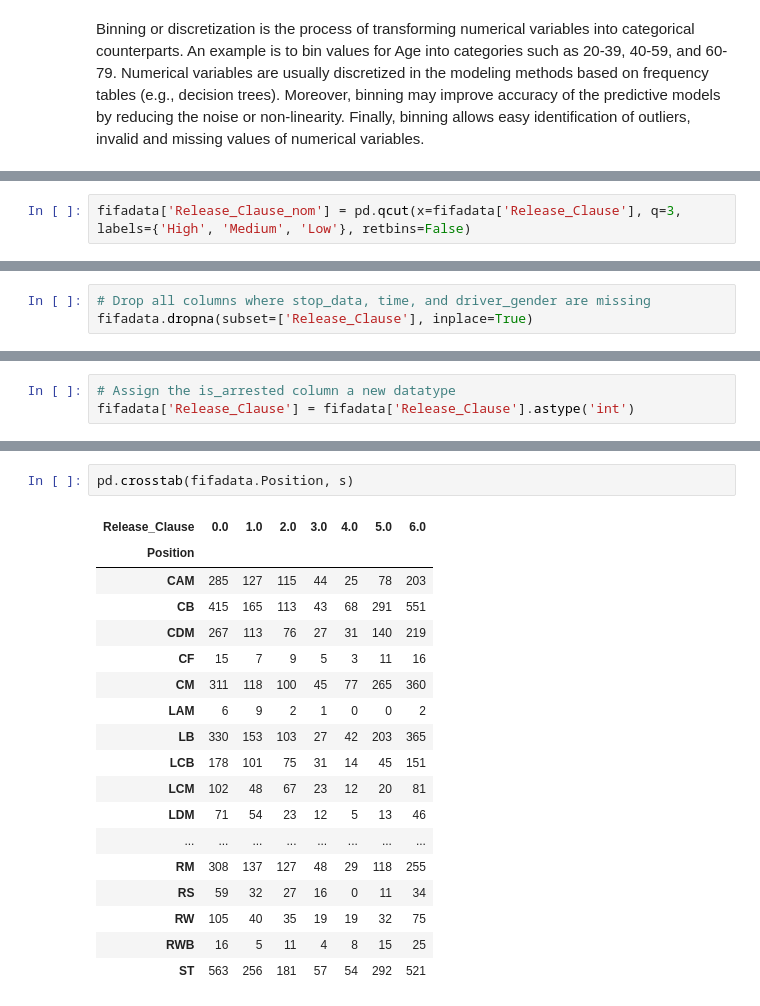
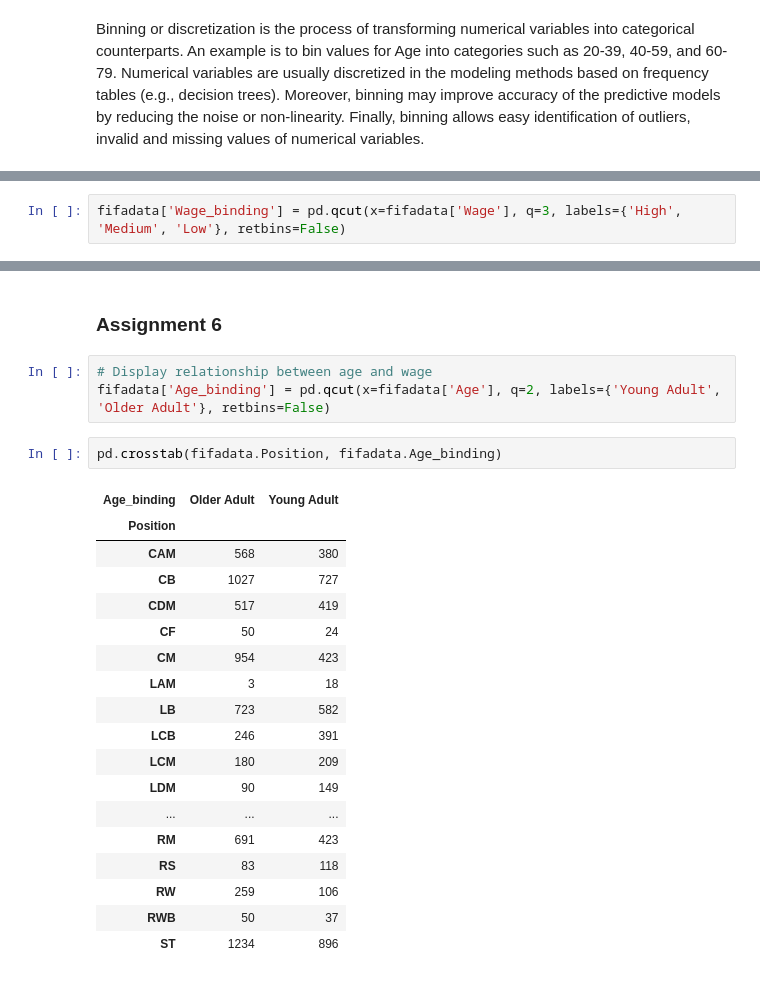
Before and after one commit to HamidBekamiri/EDA_GitHub, a Jupyter notebook: EDA_FIFA_2022.ipynb, the cells around one changed output, grey strips where cells are left out. Drawn from its saved outputs; the diff is of its cells as text.

```diff
--- a/EDA_FIFA_2022.ipynb
+++ b/EDA_FIFA_2022.ipynb
@@ -663,2 +804,2 @@ fifadata['Release_Clause'] = fifadata['Release_Clause'].astype('float')
 # %%
-fifadata['Release_Clause_nom'] = pd.qcut(x=fifadata['Release_Clause'], q=3, labels={'High', 'Medium', 'Low'}, retbins=False)
+fifadata['Wage_binding'] = pd.qcut(x=fifadata['Wage'], q=3, labels={'High', 'Medium', 'Low'}, retbins=False)
@@ -669,3 +813,0 @@ fifadata['Release_Clause'].isnull().sum()
-# %%
-# Drop all columns where stop_data, time, and driver_gender are missing
-fifadata.dropna(subset=['Release_Clause'], inplace=True)
@@ -676,3 +813,0 @@ fifadata['Release_Clause'].isnull().sum()
-# %%
-# Assign the is_arrested column a new datatype
-fifadata['Release_Clause'] = fifadata['Release_Clause'].astype('int')
@@ -721,22 +842,27 @@ pd.crosstab(fifadata.Position, fifadata.Release_Clause_nom)
+# %% [markdown]
+### Assignment 6
+# %%
+# Display relationship between age and wage
+fifadata['Age_binding'] = pd.qcut(x=fifadata['Age'], q=2, labels={'Young Adult', 'Older Adult'}, retbins=False)
 # %%
-pd.crosstab(fifadata.Position, s)
+pd.crosstab(fifadata.Position, fifadata.Age_binding)
 # %% [output]
-| Release_Clause | 0.0 | 1.0 | 2.0 | 3.0 | 4.0 | 5.0 | 6.0 |
-| Position |  |  |  |  |  |  |  |
-| CAM | 285 | 127 | 115 | 44 | 25 | 78 | 203 |
-| CB | 415 | 165 | 113 | 43 | 68 | 291 | 551 |
-| CDM | 267 | 113 | 76 | 27 | 31 | 140 | 219 |
-| CF | 15 | 7 | 9 | 5 | 3 | 11 | 16 |
-| CM | 311 | 118 | 100 | 45 | 77 | 265 | 360 |
-| LAM | 6 | 9 | 2 | 1 | 0 | 0 | 2 |
-| LB | 330 | 153 | 103 | 27 | 42 | 203 | 365 |
-| LCB | 178 | 101 | 75 | 31 | 14 | 45 | 151 |
-| LCM | 102 | 48 | 67 | 23 | 12 | 20 | 81 |
-| LDM | 71 | 54 | 23 | 12 | 5 | 13 | 46 |
-| ... | ... | ... | ... | ... | ... | ... | ... |
-| RM | 308 | 137 | 127 | 48 | 29 | 118 | 255 |
-| RS | 59 | 32 | 27 | 16 | 0 | 11 | 34 |
-| RW | 105 | 40 | 35 | 19 | 19 | 32 | 75 |
-| RWB | 16 | 5 | 11 | 4 | 8 | 15 | 25 |
-| ST | 563 | 256 | 181 | 57 | 54 | 292 | 521 |
+| Age_binding | Older Adult | Young Adult |
+| Position |  |  |
+| CAM | 568 | 380 |
+| CB | 1027 | 727 |
+| CDM | 517 | 419 |
+| CF | 50 | 24 |
+| CM | 954 | 423 |
+| LAM | 3 | 18 |
+| LB | 723 | 582 |
+| LCB | 246 | 391 |
+| LCM | 180 | 209 |
+| LDM | 90 | 149 |
+| ... | ... | ... |
+| RM | 691 | 423 |
+| RS | 83 | 118 |
+| RW | 259 | 106 |
+| RWB | 50 | 37 |
+| ST | 1234 | 896 |
 # %%
```
Also changed, not shown: parts of 85 cells of this notebook.
